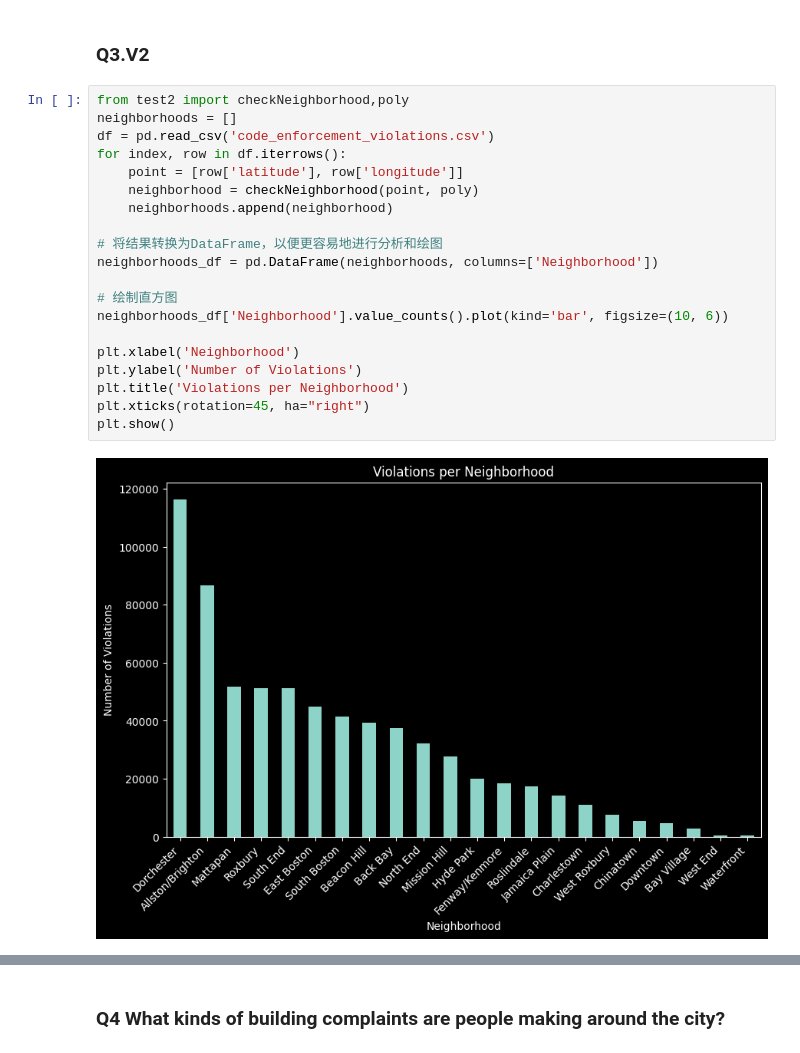
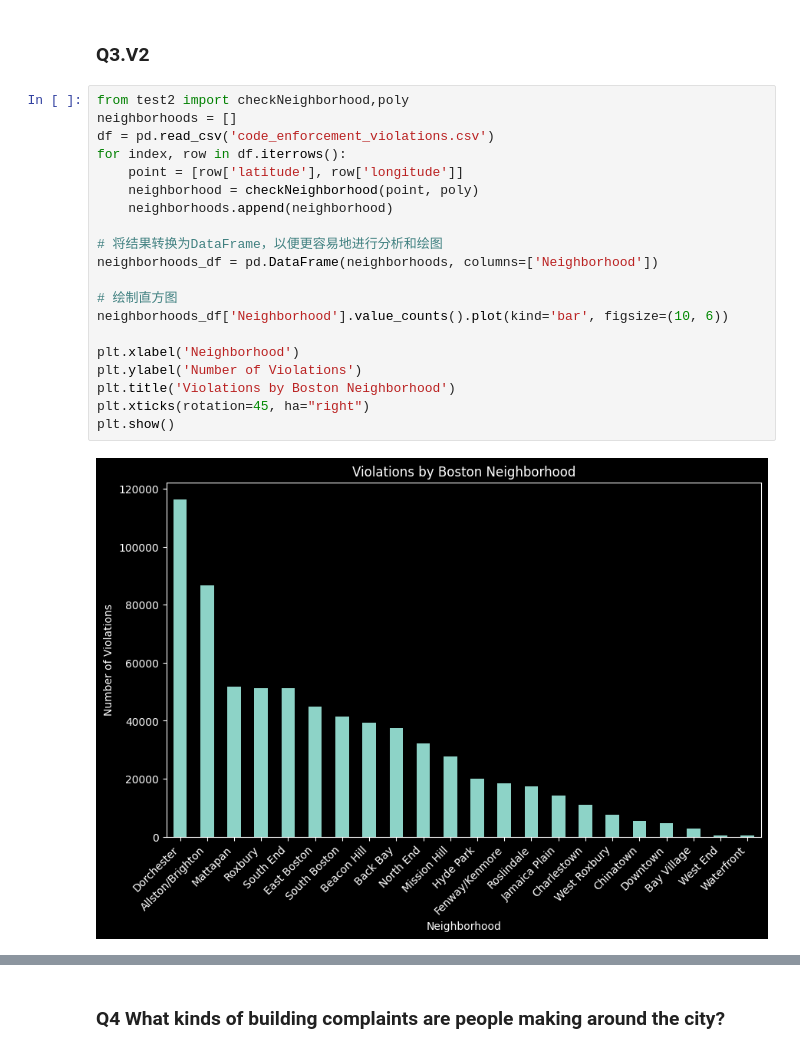
Before and after one commit to BU-Spark/ds-boston-building-violations, a Jupyter notebook: sp24-team-a/deliverables/code_enforcement.ipynb, the cells around one changed output, grey strips where cells are left out. Drawn from its saved outputs; the diff is of its cells as text.

```diff
--- a/sp24-team-a/deliverables/code_enforcement.ipynb
+++ b/sp24-team-a/deliverables/code_enforcement.ipynb
@@ -198,22 +198,22 @@ plt.show()
 # %%
 from test2 import checkNeighborhood,poly
 neighborhoods = []
 df = pd.read_csv('code_enforcement_violations.csv')
 for index, row in df.iterrows():
     point = [row['latitude'], row['longitude']]
     neighborhood = checkNeighborhood(point, poly)
     neighborhoods.append(neighborhood)
 
 # 将结果转换为DataFrame，以便更容易地进行分析和绘图
 neighborhoods_df = pd.DataFrame(neighborhoods, columns=['Neighborhood'])
 
 # 绘制直方图
 neighborhoods_df['Neighborhood'].value_counts().plot(kind='bar', figsize=(10, 6))
 
 plt.xlabel('Neighborhood')
 plt.ylabel('Number of Violations')
-plt.title('Violations per Neighborhood')
+plt.title('Violations by Boston Neighborhood')
 plt.xticks(rotation=45, ha="right")
 plt.show()
 # %% [output]
-[figure, old version]
+[figure, new version]
```
Also changed, not shown: parts of 1 cell of this notebook, 3 other files.
